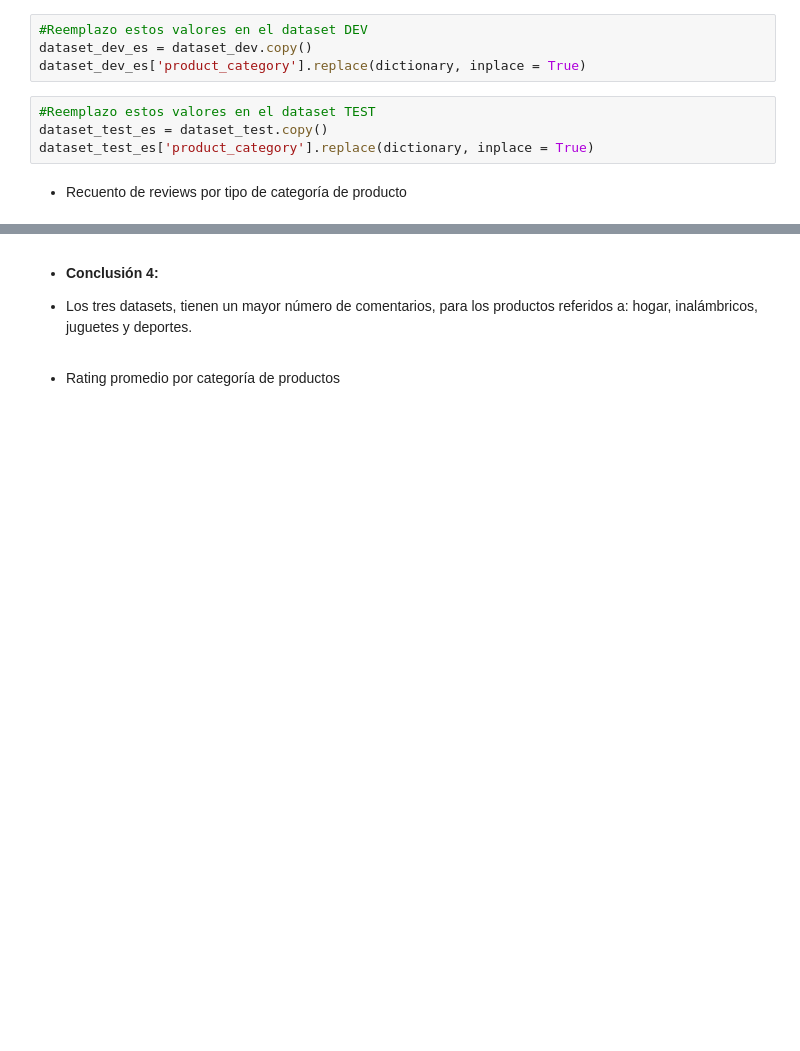
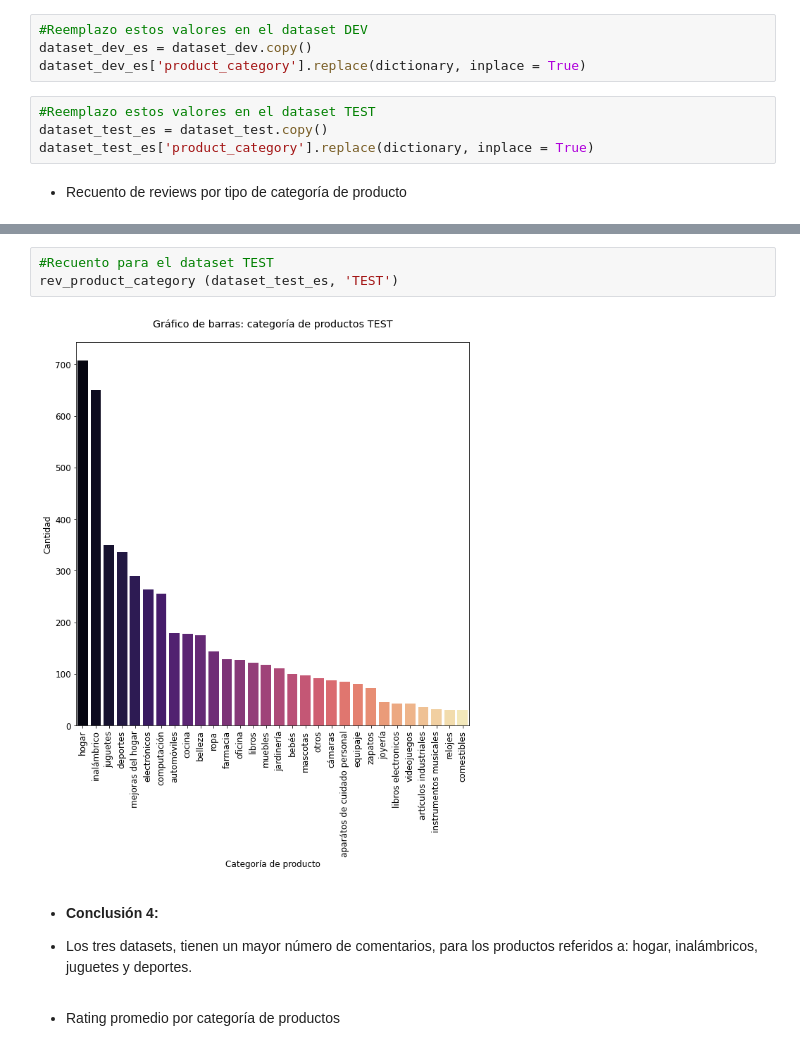
Before and after one commit to victoriacabodevila/proyecto_3, a Jupyter notebook: DS_Proyecto_03_NLP.ipynb, the cells around one changed output, grey strips where cells are left out. Cells and saved outputs as stored; diff of their text form; blank space fills up the shorter version.

```diff
--- a/DS_Proyecto_03_NLP.ipynb
+++ b/DS_Proyecto_03_NLP.ipynb
@@ -352,3 +332,8 @@ Text(0, 0.5, 'Cantidad')
+# %%
+#Recuento para el dataset TEST
+rev_product_category (dataset_test_es, 'TEST')
+# %% [output]
+[figure, added]
 # %% [markdown]
 - **Conclusión 4:**
 
```
Also changed, not shown: parts of 52 cells of this notebook.
